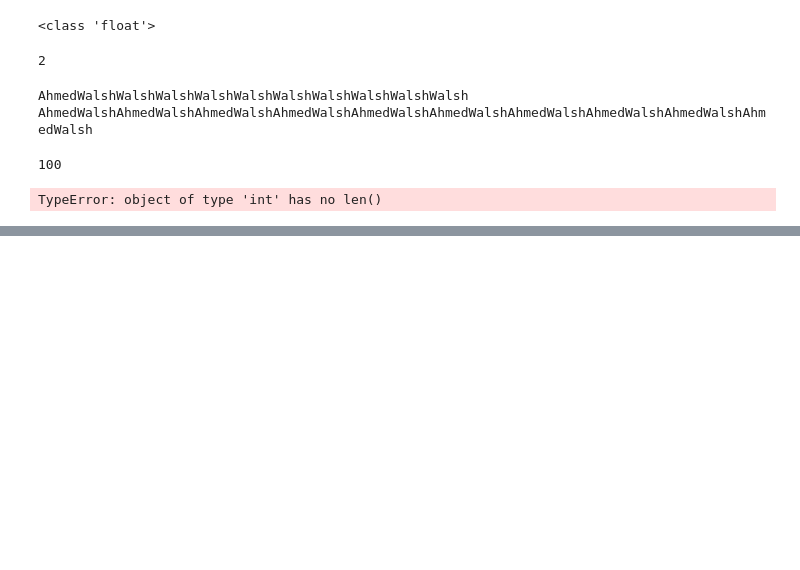
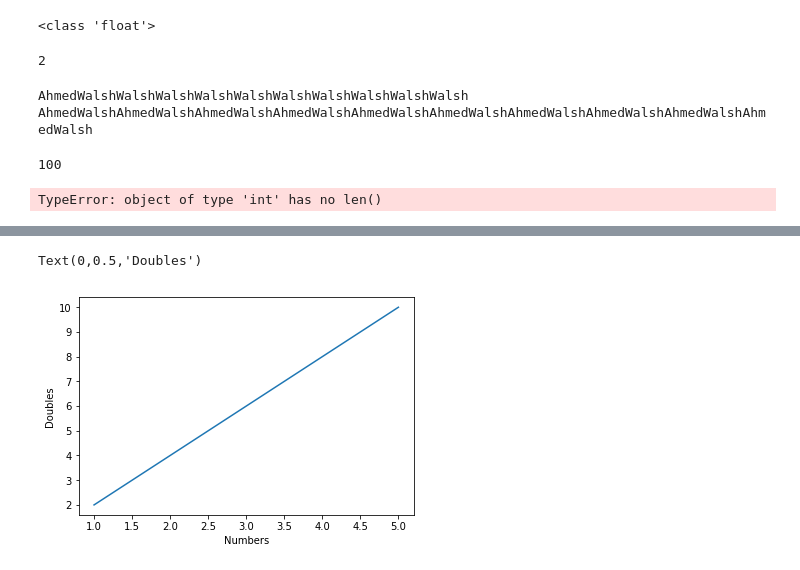
Before and after one commit to klb698/SWC_Python, a Jupyter notebook: SWC_Python.ipynb, the cells around one changed output, grey strips where cells are left out. Saved outputs shown, nothing was run; the diff lists cells and outputs as text; code cells hidden in the pictures; blank space fills up the shorter version.

```diff
--- a/SWC_Python.ipynb
+++ b/SWC_Python.ipynb
@@ -72,0 +400,15 @@ print?
+# %%
+%matplotlib inline
+#(this comment on the lext line because this isn't python) plotting inline in the jupyter (only for jupyter, allowing to display.. no need to import, because jupyter is parsing this, not python)
+
+import matplotlib.pyplot as plt
+
+x = [1,2,3,4,5]
+y = [2,4,6,8,10]
+
+plt.plot(x,y)
+plt.xlabel('Numbers')
+plt.ylabel('Doubles')
+# %% [output]
+Text(0,0.5,'Doubles')
+[figure, added]
```
Also changed, not shown: parts of 29 cells of this notebook.
